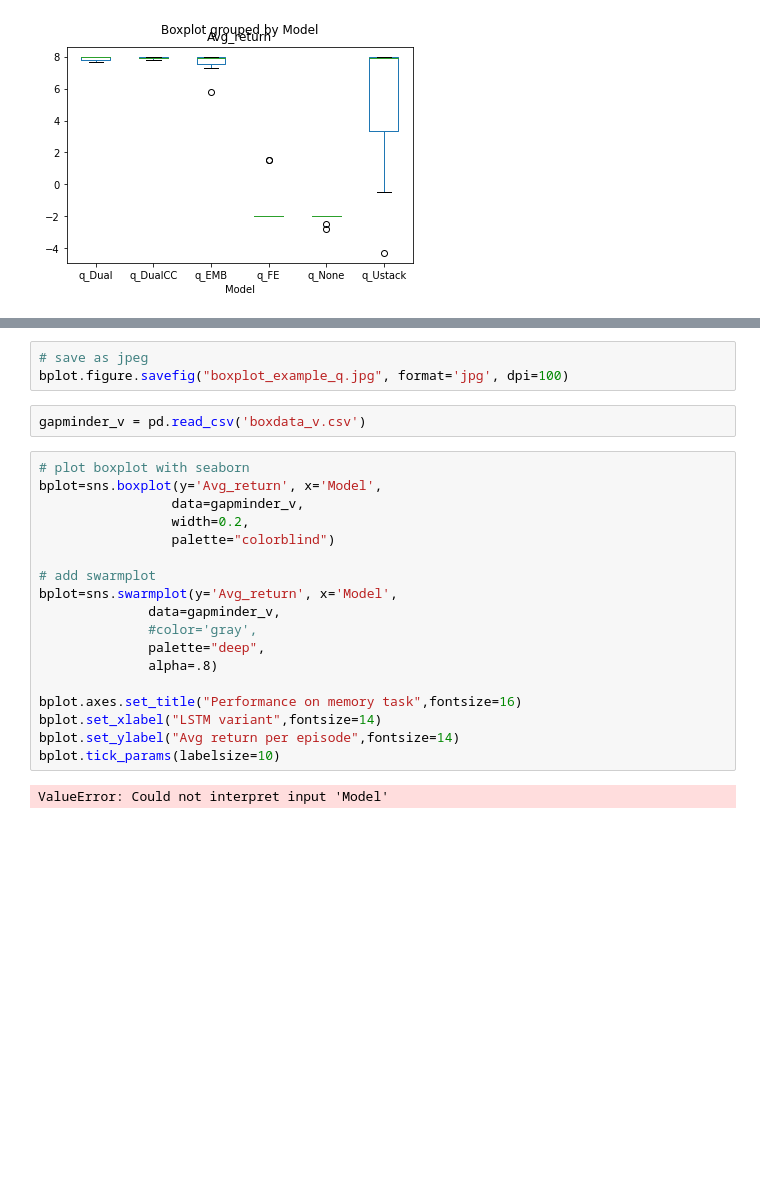
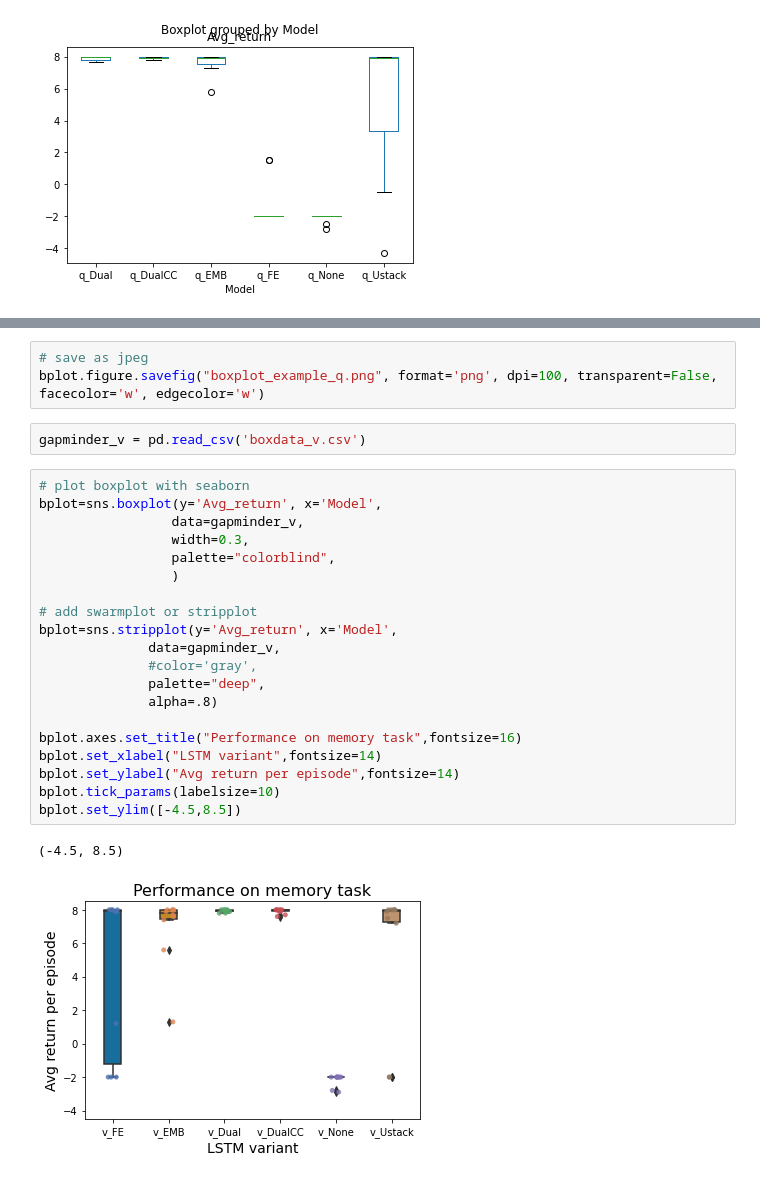
Before and after one commit to rvdweerd/simmodel, a Jupyter notebook: dev/notebooks/errorplot.ipynb, the cells around one changed output, grey strips where cells are left out. Cells and saved outputs as stored; diff of their text form; blank space fills up the shorter version.

```diff
--- a/dev/notebooks/errorplot.ipynb
+++ b/dev/notebooks/errorplot.ipynb
@@ -105,27 +107,30 @@ bplot.tick_params(labelsize=10)
 # %%
 # save as jpeg
-bplot.figure.savefig("boxplot_example_q.jpg", format='jpg', dpi=100)
+bplot.figure.savefig("boxplot_example_q.png", format='png', dpi=100, transparent=False, facecolor='w', edgecolor='w')
 # %%
 gapminder_v = pd.read_csv('boxdata_v.csv')
 # %%
 # plot boxplot with seaborn
 bplot=sns.boxplot(y='Avg_return', x='Model',
                  data=gapminder_v,
-                 width=0.2,
-                 palette="colorblind")
+                 width=0.3,
+                 palette="colorblind",
+                 )
 
-# add swarmplot
-bplot=sns.swarmplot(y='Avg_return', x='Model',
+# add swarmplot or stripplot
+bplot=sns.stripplot(y='Avg_return', x='Model',
               data=gapminder_v,
               #color='gray',
               palette="deep",
               alpha=.8)
 
 bplot.axes.set_title("Performance on memory task",fontsize=16)
 bplot.set_xlabel("LSTM variant",fontsize=14)
 bplot.set_ylabel("Avg return per episode",fontsize=14)
 bplot.tick_params(labelsize=10)
+bplot.set_ylim([-4.5,8.5])
 # %% [output]
-ValueError: Could not interpret input 'Model'
+(-4.5, 8.5)
+[figure, added]
 # %%
 # save as jpeg
```
Also changed, not shown: parts of 5 cells of this notebook, 4 other files.
